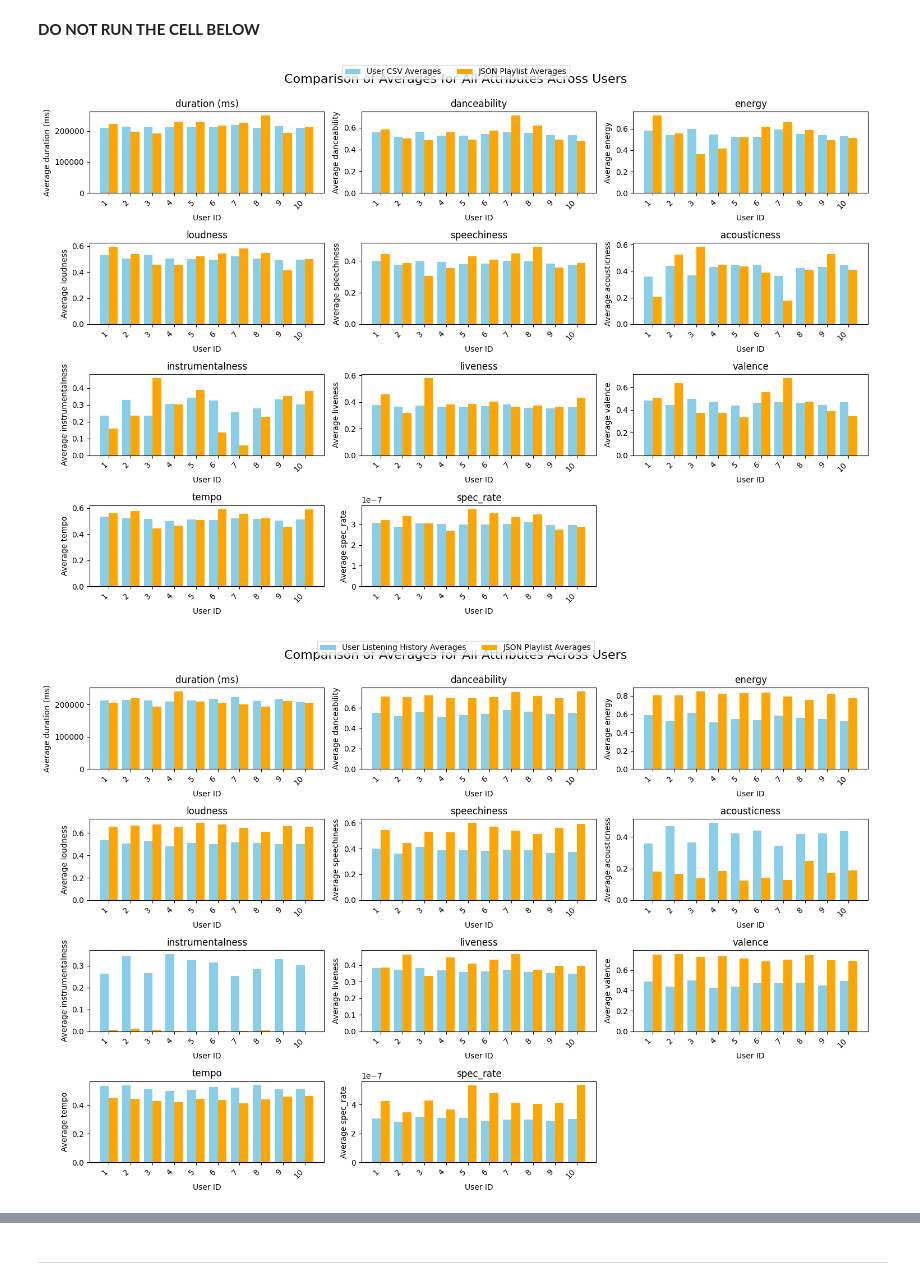
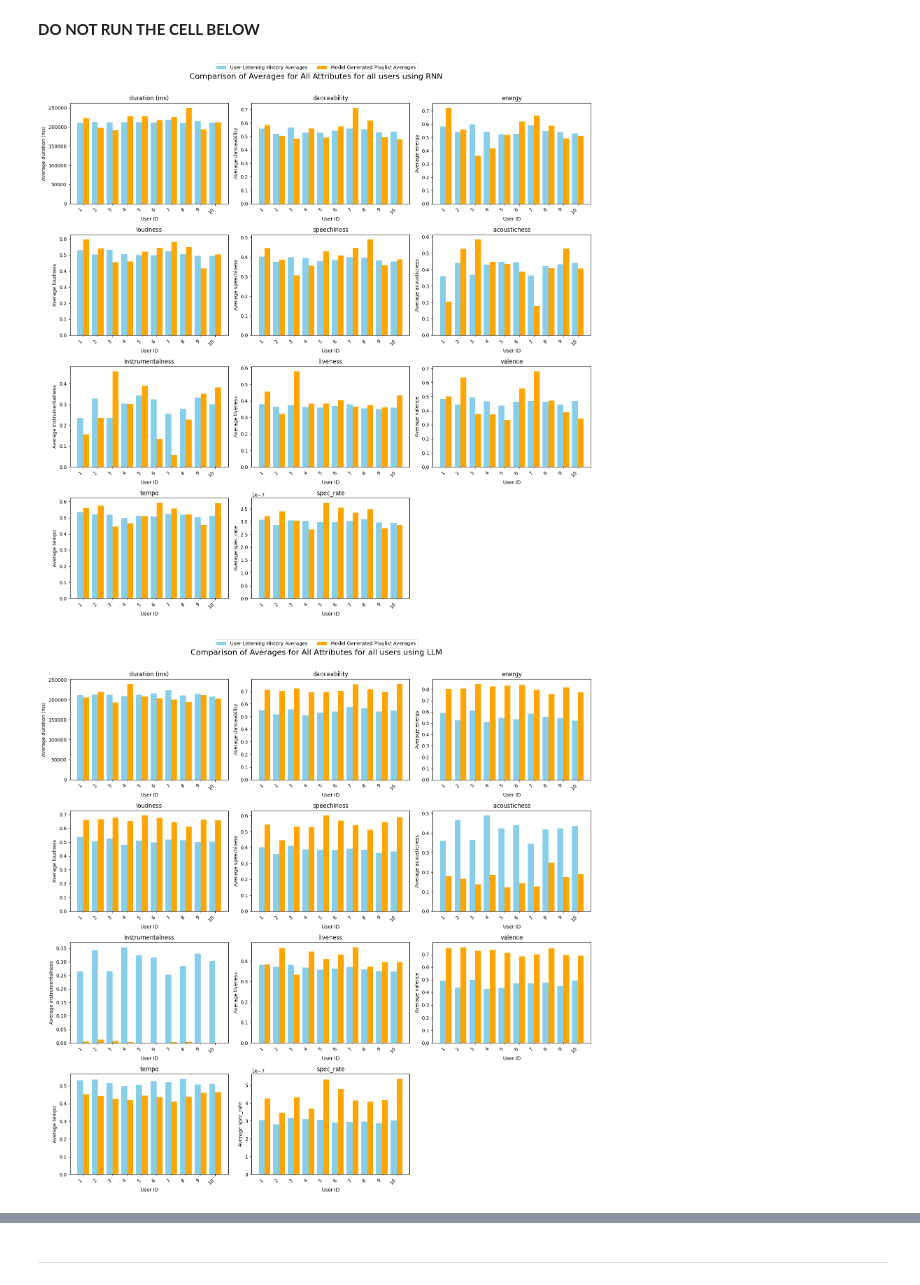
Before and after one commit to shreyash2106/CS573_Final_Project, a Jupyter notebook: src/eval/eval.ipynb, the cells around one changed output, grey strips where cells are left out. Drawn from its saved outputs; the diff is of its cells as text; code cells hidden in the pictures.

Commit message:
fix plots

```diff
--- a/src/eval/eval.ipynb
+++ b/src/eval/eval.ipynb
@@ -98,7 +98,7 @@ print(llm_df.head())
 vae_df = create_user_song_label_df(vae_json_file_path, moodify_csv_path)
 print(vae_df.head())
 # %%
-def rnn_plots(json_file_path, user_csv_folder_path, moodify_csv_path):
+def rnn_plots(json_file_path, user_csv_folder_path, moodify_csv_path, title):
     # Load the playlist JSON file
     with open(json_file_path, 'r') as file:
         playlist_data = json.load(file)
@@ -157,43 +157,44 @@ def rnn_plots(json_file_path, user_csv_folder_path, moodify_csv_path):
 
     # Create a single figure with subplots for all attributes
     num_attributes = len(attributes)
-    fig, axes = plt.subplots(nrows=(num_attributes + 2) // 3, ncols=3, figsize=(15, 10))  # Adjust size as needed
+    fig, axes = plt.subplots(nrows=(num_attributes + 2) // 3, ncols=3, figsize=(16, 16))  # Adjust size as needed
     axes = axes.flatten()
 
     for i, attr in enumerate(attributes):
         ax = axes[i]
         x = range(len(user_ids))  # x-axis positions for user IDs
         ax.bar(x, user_averages[attr], width=0.4, label='User CSV Averages', align='center', color='skyblue')
         ax.bar([p + 0.4 for p in x], json_averages[attr], width=0.4, label='JSON Playlist Averages', align='center', color='orange')
 
         # Add labels and title
         ax.set_title(attr)
         ax.set_xlabel("User ID")
         ax.set_ylabel(f"Average {attr}")
         ax.set_xticks([p + 0.2 for p in x])
         ax.set_xticklabels(user_ids, rotation=45, ha="right")
 
     # Hide unused subplots
     for j in range(i + 1, len(axes)):
         fig.delaxes(axes[j])
 
     # Add a single legend for the entire figure
-    fig.legend(["User CSV Averages", "JSON Playlist Averages"], loc='upper center', ncol=2)
+    fig.legend(["User Listening History Averages", "Model Generated Playlist Averages"], loc='upper center', ncol=2)
     fig.tight_layout(rect=[0, 0, 1, 0.95])  # Adjust layout to make room for the legend
-    plt.suptitle("Comparison of Averages for All Attributes Across Users", fontsize=16)
+    plt.suptitle(title, fontsize=16)
     plt.show()
 
 
 json_file_path = '../rnn/rnn_user_playlists.json'
 user_csv_folder_path = '../../datasets/user_month_datasets'
 moodify_csv_path = '../../datasets/moodify_preprocessed.csv'
-rnn_plots(json_file_path, user_csv_folder_path, moodify_csv_path)
+title = 'Comparison of Averages for All Attributes for all users using RNN'
+rnn_plots(json_file_path, user_csv_folder_path, moodify_csv_path, title)
 # %% [output]
-[figure, old version]
+[figure, new version]
 # %%
 # only plotting 10 users for plot readability
 
-def llm_plots(json_file_path, listening_history_path, moodify_csv_path):
+def llm_plots(json_file_path, listening_history_path, moodify_csv_path, title):
     # Load the playlist JSON file
     with open(json_file_path, 'r') as file:
         playlist_data = json.load(file)
@@ -253,7 +254,7 @@ def llm_plots(json_file_path, listening_history_path, moodify_csv_path):
 
     # Create a single figure with subplots for all attributes
     num_attributes = len(attributes)
-    fig, axes = plt.subplots(nrows=(num_attributes + 2) // 3, ncols=3, figsize=(15, 10))  # Adjust size as needed
+    fig, axes = plt.subplots(nrows=(num_attributes + 2) // 3, ncols=3, figsize=(16, 16))  # Adjust size as needed
     axes = axes.flatten()
 
     for i, attr in enumerate(attributes):
@@ -274,18 +275,18 @@ def llm_plots(json_file_path, listening_history_path, moodify_csv_path):
         fig.delaxes(axes[j])
 
     # Add a single legend for the entire figure
-    fig.legend(["User Listening History Averages", "JSON Playlist Averages"], loc='upper center', ncol=2)
+    fig.legend(["User Listening History Averages", "Model Generated Playlist Averages"], loc='upper center', ncol=2)
     fig.tight_layout(rect=[0, 0, 1, 0.95])  # Adjust layout to make room for the legend
-    plt.suptitle("Comparison of Averages for All Attributes Across Users", fontsize=16)
+    plt.suptitle(title, fontsize=16)
     plt.show()
 
-# Example Usage
 json_file_path = '../llm/llm_user_playlists.json'
 listening_history_path = '../../datasets/seven_day_listening_history.csv'
 moodify_csv_path = '../../datasets/moodify_preprocessed.csv'
-llm_plots(json_file_path, listening_history_path, moodify_csv_path)
+title = 'Comparison of Averages for All Attributes for all users using LLM'
+llm_plots(json_file_path, listening_history_path, moodify_csv_path, title)
 # %% [output]
-[figure, old version]
+[figure, new version]
 # %%
 # VAE plots use same code as rnn plots
 json_file_path = '../VAE/vae_recommendations/vae_recommendations.json'
```
Also changed, not shown: parts of 2 cells of this notebook.
